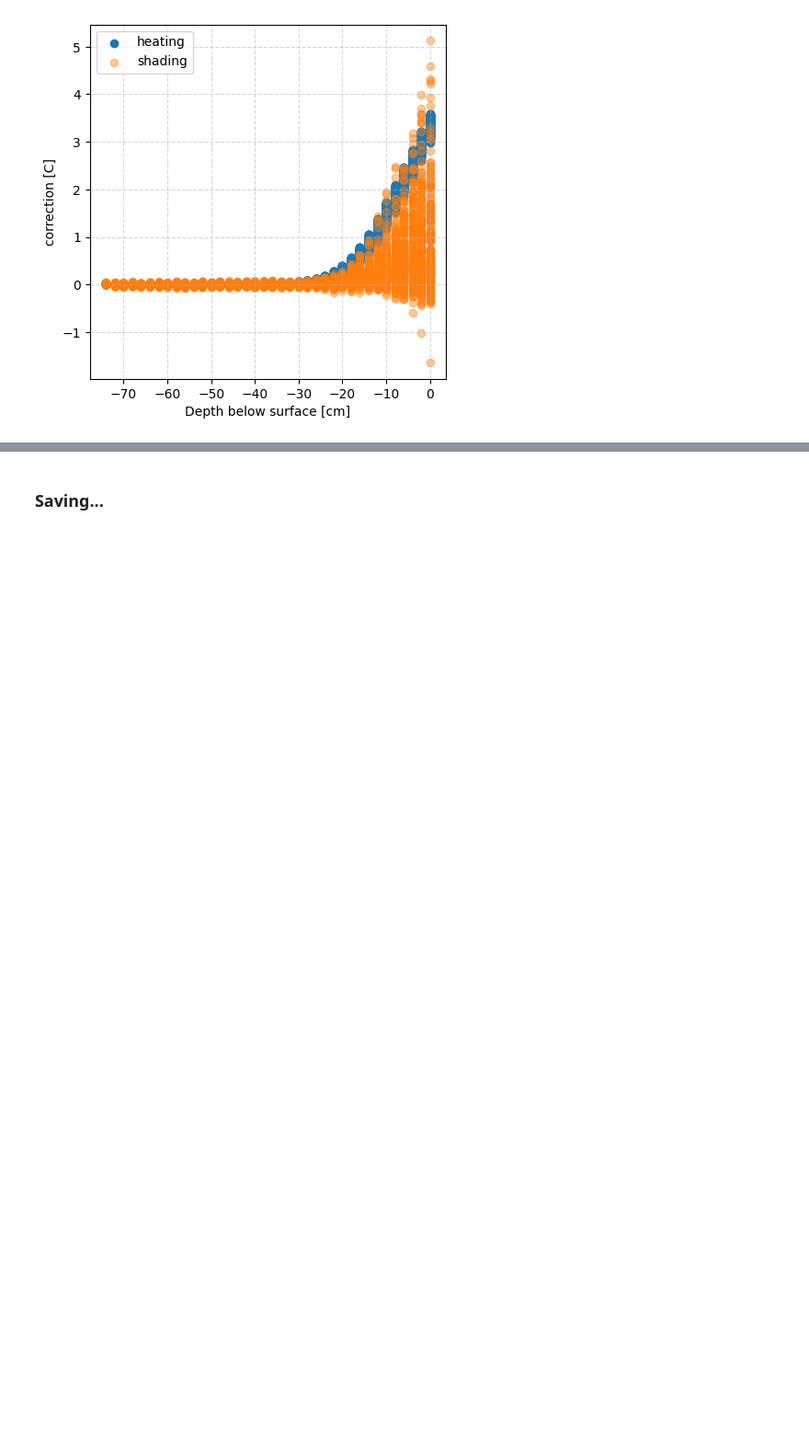
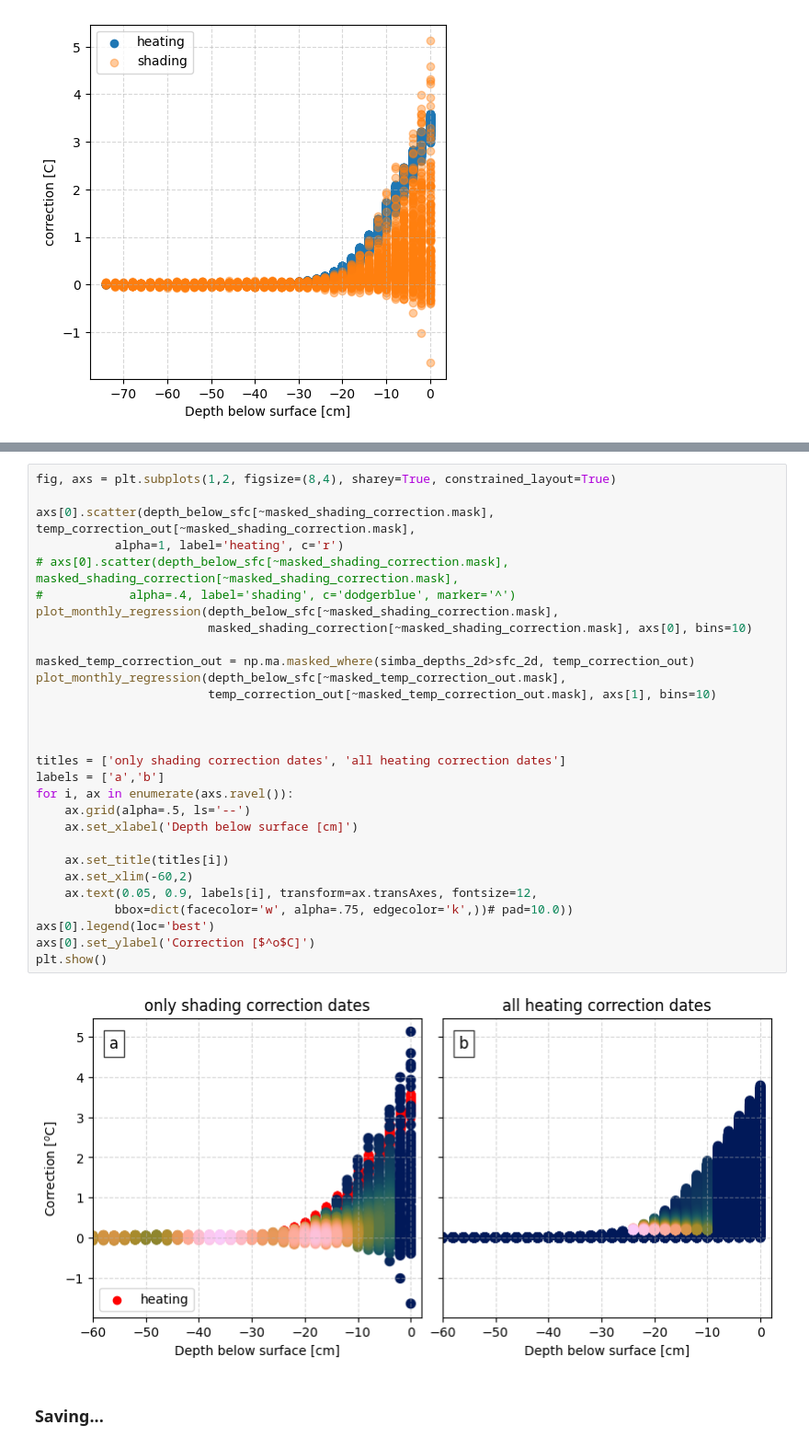
Before and after one commit to sledd/ICECAPS_raven, a Jupyter notebook: SIMBA_solar_correction_double-splice.ipynb, the cells around one changed output, grey strips where cells are left out. Shown at 92% size. Cells and saved outputs as stored; diff of their text form; blank space fills up the shorter version.

```diff
--- a/SIMBA_solar_correction_double-splice.ipynb
+++ b/SIMBA_solar_correction_double-splice.ipynb
@@ -1184,3 +1213,34 @@ plt.show()
+# %%
+fig, axs = plt.subplots(1,2, figsize=(8,4), sharey=True, constrained_layout=True)
+
+axs[0].scatter(depth_below_sfc[~masked_shading_correction.mask], temp_correction_out[~masked_shading_correction.mask],
+           alpha=1, label='heating', c='r')
+# axs[0].scatter(depth_below_sfc[~masked_shading_correction.mask], masked_shading_correction[~masked_shading_correction.mask],
+#            alpha=.4, label='shading', c='dodgerblue', marker='^')
+plot_monthly_regression(depth_below_sfc[~masked_shading_correction.mask],
+                        masked_shading_correction[~masked_shading_correction.mask], axs[0], bins=10)
+
+masked_temp_correction_out = np.ma.masked_where(simba_depths_2d>sfc_2d, temp_correction_out)
+plot_monthly_regression(depth_below_sfc[~masked_temp_correction_out.mask],
+                        temp_correction_out[~masked_temp_correction_out.mask], axs[1], bins=10)
+
+
+
+titles = ['only shading correction dates', 'all heating correction dates']
+labels = ['a','b']
+for i, ax in enumerate(axs.ravel()):
+    ax.grid(alpha=.5, ls='--')
+    ax.set_xlabel('Depth below surface [cm]')
+
+    ax.set_title(titles[i])
+    ax.set_xlim(-60,2)
+    ax.text(0.05, 0.9, labels[i], transform=ax.transAxes, fontsize=12,
+           bbox=dict(facecolor='w', alpha=.75, edgecolor='k',))# pad=10.0))
+axs[0].legend(loc='best')
+axs[0].set_ylabel('Correction [$^o$C]')
+plt.show()
+# %% [output]
+[figure, added]
 # %% [markdown]
 ### Saving...
 # %%
```
Also changed, not shown: parts of 12 cells of this notebook.
